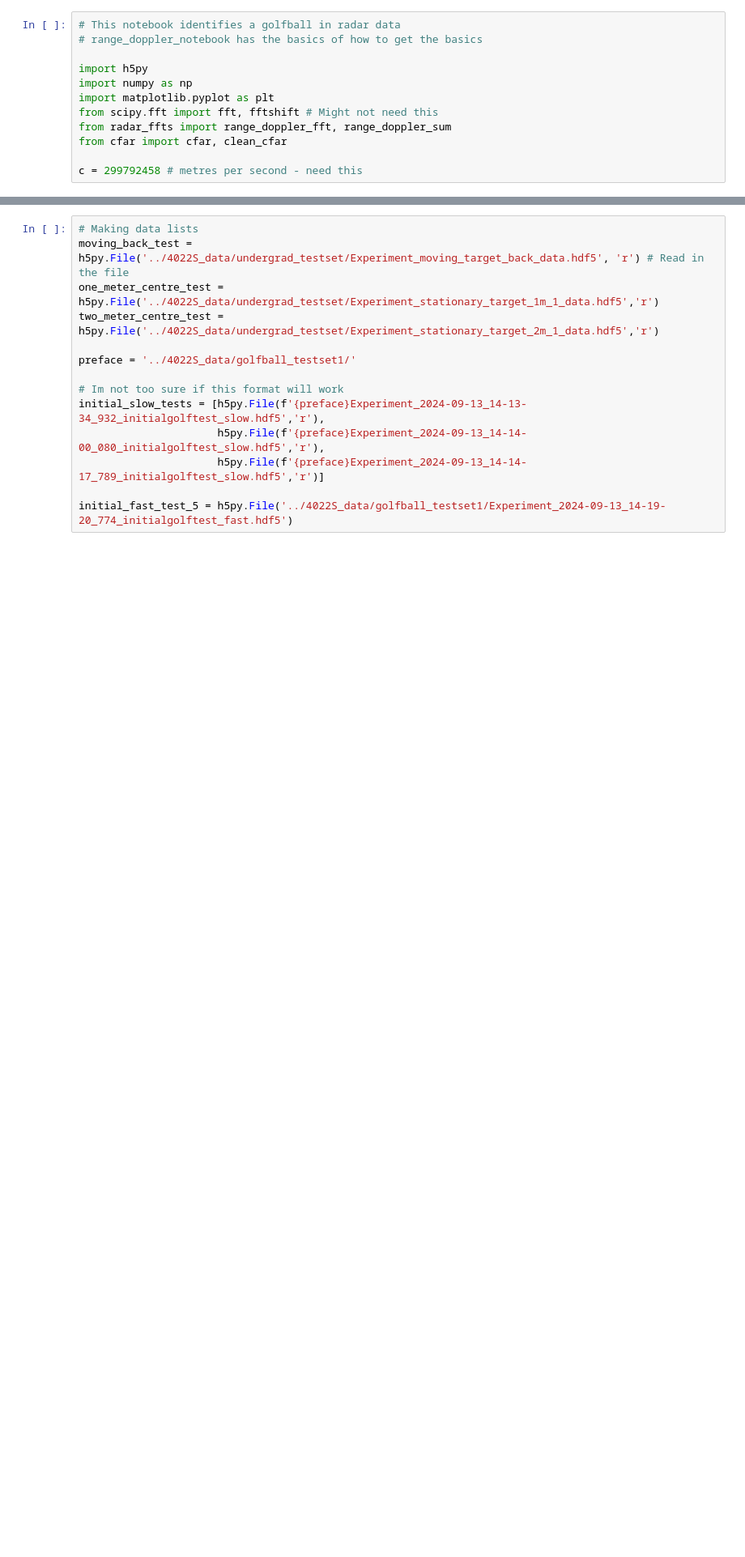
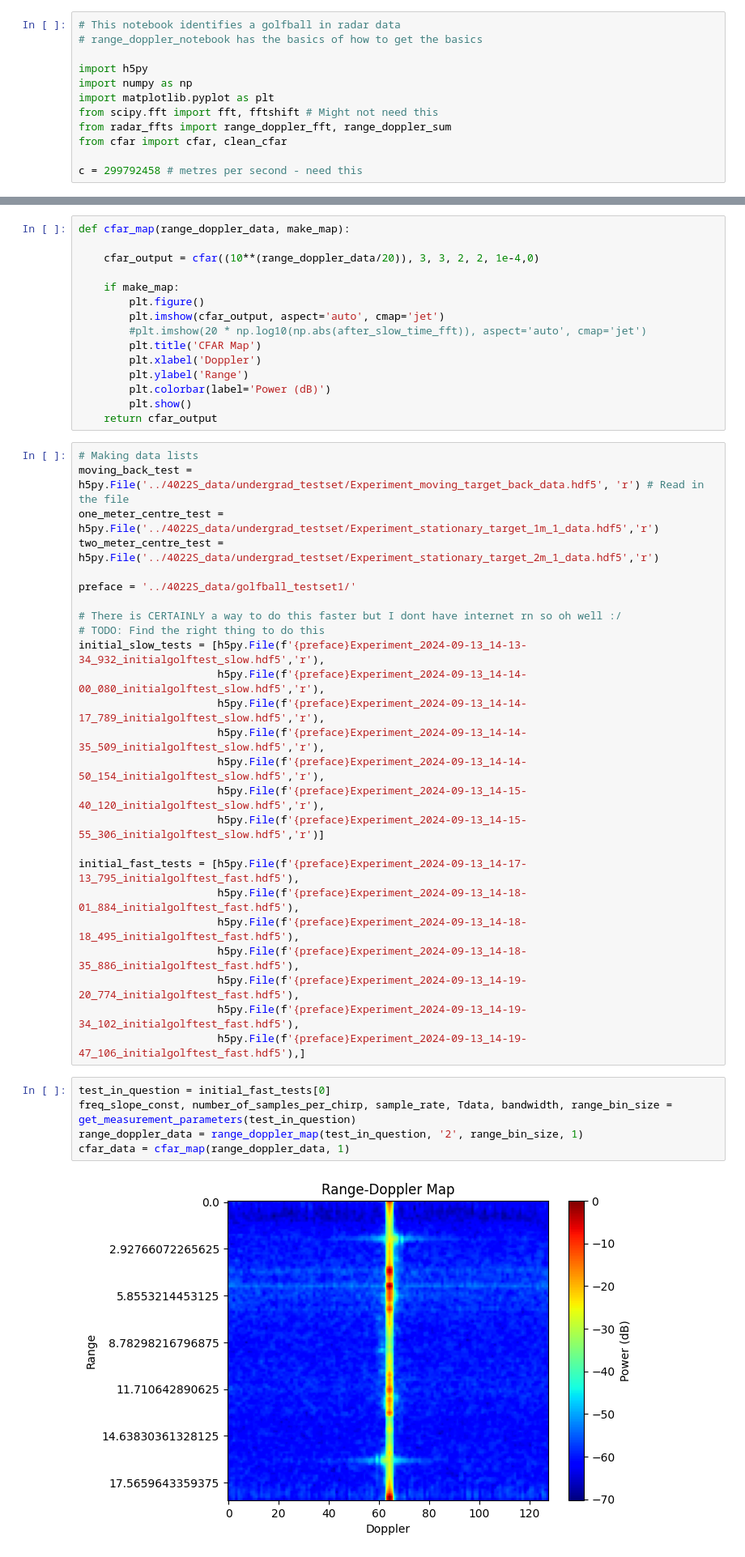
Before and after one commit to HarryPaniccc/4022S_code, a Jupyter notebook: golfball_finder.ipynb, the cells around one changed output, grey strips where cells are left out. Shown: that part at 81% size. Cells and saved outputs as stored; diff of their text form; blank space fills up the shorter version.

```diff
--- a/golfball_finder.ipynb
+++ b/golfball_finder.ipynb
@@ -57,6 +57,21 @@ def range_doppler_map(hdf5_file_path, frame, range_bin_size, make_map):
         plt.show()
 
     return plotted_fftd_frame_data
+# %%
+def cfar_map(range_doppler_data, make_map):
+
+    cfar_output = cfar((10**(range_doppler_data/20)), 3, 3, 2, 2, 1e-4,0)
+
+    if make_map:
+        plt.figure()
+        plt.imshow(cfar_output, aspect='auto', cmap='jet')
+        #plt.imshow(20 * np.log10(np.abs(after_slow_time_fft)), aspect='auto', cmap='jet')
+        plt.title('CFAR Map')
+        plt.xlabel('Doppler')
+        plt.ylabel('Range')
+        plt.colorbar(label='Power (dB)')
+        plt.show()
+    return cfar_output
 # %%
 # Making data lists
 moving_back_test = h5py.File('../4022S_data/undergrad_testset/Experiment_moving_target_back_data.hdf5', 'r') # Read in the file
@@ -65,9 +80,27 @@ two_meter_centre_test = h5py.File('../4022S_data/undergrad_testset/Experiment_st
 
 preface = '../4022S_data/golfball_testset1/'
 
-# Im not too sure if this format will work
+# There is CERTAINLY a way to do this faster but I dont have internet rn so oh well :/
+# TODO: Find the right thing to do this
 initial_slow_tests = [h5py.File(f'{preface}Experiment_2024-09-13_14-13-34_932_initialgolftest_slow.hdf5','r'),
                       h5py.File(f'{preface}Experiment_2024-09-13_14-14-00_080_initialgolftest_slow.hdf5','r'),
-                      h5py.File(f'{preface}Experiment_2024-09-13_14-14-17_789_initialgolftest_slow.hdf5','r')]
+                      h5py.File(f'{preface}Experiment_2024-09-13_14-14-17_789_initialgolftest_slow.hdf5','r'),
+                      h5py.File(f'{preface}Experiment_2024-09-13_14-14-35_509_initialgolftest_slow.hdf5','r'),
+                      h5py.File(f'{preface}Experiment_2024-09-13_14-14-50_154_initialgolftest_slow.hdf5','r'),
+                      h5py.File(f'{preface}Experiment_2024-09-13_14-15-40_120_initialgolftest_slow.hdf5','r'),
+                      h5py.File(f'{preface}Experiment_2024-09-13_14-15-55_306_initialgolftest_slow.hdf5','r')]
 
-initial_fast_test_5 = h5py.File('../4022S_data/golfball_testset1/Experiment_2024-09-13_14-19-20_774_initialgolftest_fast.hdf5')
+initial_fast_tests = [h5py.File(f'{preface}Experiment_2024-09-13_14-17-13_795_initialgolftest_fast.hdf5'),
+                      h5py.File(f'{preface}Experiment_2024-09-13_14-18-01_884_initialgolftest_fast.hdf5'),
+                      h5py.File(f'{preface}Experiment_2024-09-13_14-18-18_495_initialgolftest_fast.hdf5'),
+                      h5py.File(f'{preface}Experiment_2024-09-13_14-18-35_886_initialgolftest_fast.hdf5'),
+                      h5py.File(f'{preface}Experiment_2024-09-13_14-19-20_774_initialgolftest_fast.hdf5'),
+                      h5py.File(f'{preface}Experiment_2024-09-13_14-19-34_102_initialgolftest_fast.hdf5'),
+                      h5py.File(f'{preface}Experiment_2024-09-13_14-19-47_106_initialgolftest_fast.hdf5'),]
+# %%
+test_in_question = initial_fast_tests[0]
+freq_slope_const, number_of_samples_per_chirp, sample_rate, Tdata, bandwidth, range_bin_size = get_measurement_parameters(test_in_question)
+range_doppler_data = range_doppler_map(test_in_question, '2', range_bin_size, 1)
+cfar_data = cfar_map(range_doppler_data, 1)
+# %% [output]
+[figure, added]
```
Also changed, not shown: parts of 1 cell of this notebook, 2 other files.
